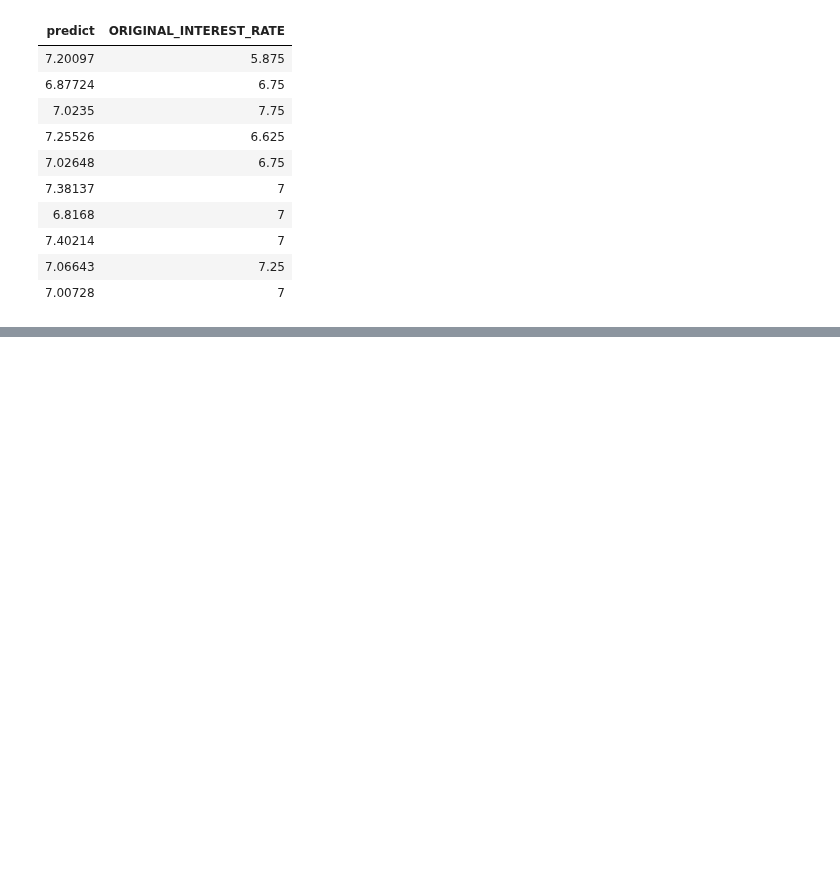
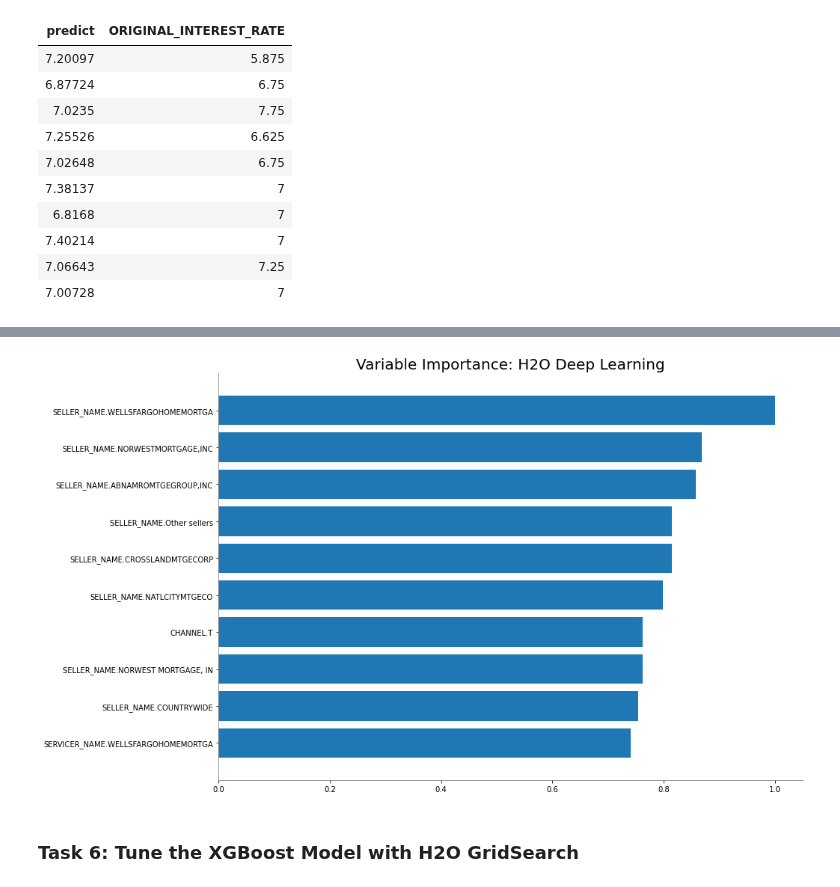
Before and after one commit to juan-ivan-NV/My-learnings, a Jupyter notebook: H2O_ai_tutorials/H2O_3_regression.ipynb, the cells around one changed output, grey strips where cells are left out. Cells and saved outputs as stored; diff of their text form; code cells hidden in the pictures; blank space fills up the shorter version.

```diff
--- a/H2O_ai_tutorials/H2O_3_regression.ipynb
+++ b/H2O_ai_tutorials/H2O_3_regression.ipynb
@@ -283,0 +375,5 @@ default_xgb_per = xgb.model_performance(valid)
+# %%
+# Plot variable importance
+dl.varimp_plot()
+# %% [output]
+[figure, added]
@@ -283,0 +383,2 @@ default_xgb_per = xgb.model_performance(valid)
+# %% [markdown]
+### Task 6: Tune the XGBoost Model with H2O GridSearch
```
Also changed, not shown: parts of 38 cells of this notebook.
